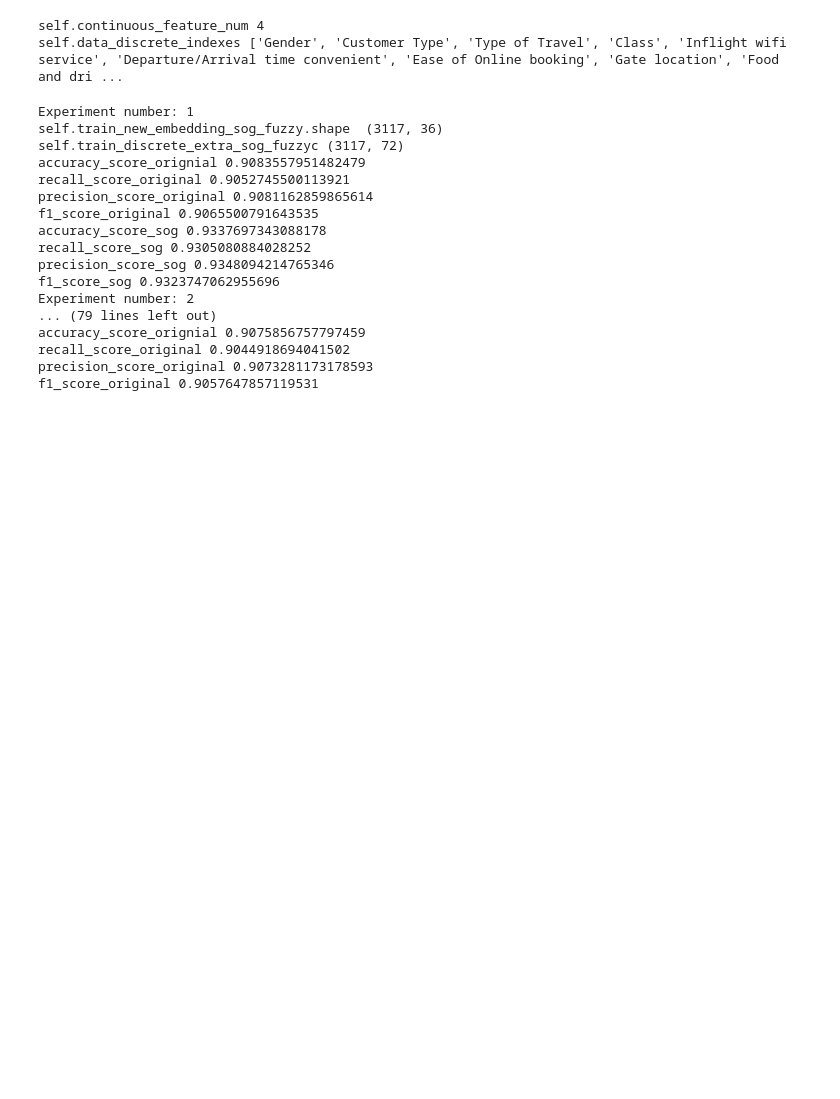
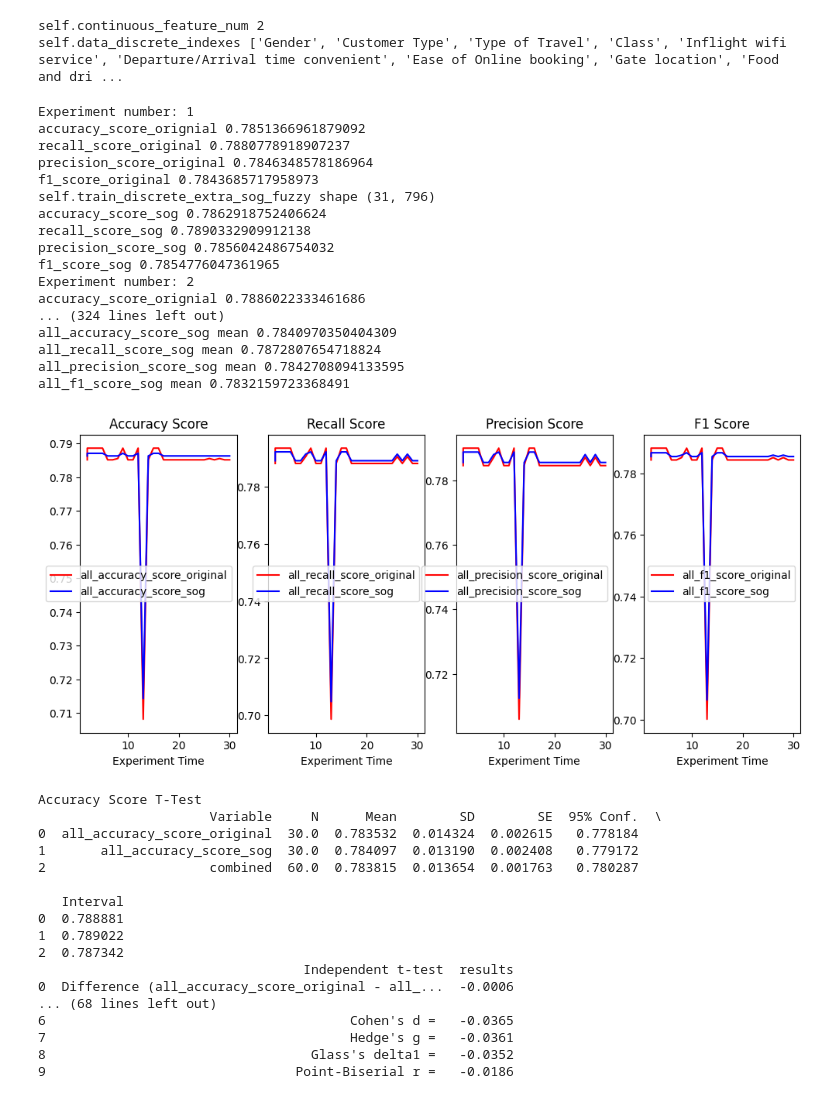
Before and after one commit to foolishfool/JupyterNotebook, a Jupyter notebook: SOM/SOG_Classification_AirlinePassengerSatisfaction.ipynb, the cells around one changed output. Saved outputs shown, nothing was run; the diff lists cells and outputs as text; code cells hidden in the pictures; blank space fills up the shorter version.

```diff
--- a/SOM/SOG_Classification_AirlinePassengerSatisfaction.ipynb
+++ b/SOM/SOG_Classification_AirlinePassengerSatisfaction.ipynb
@@ -20,11 +20,13 @@ dataread = dataset_read.DATAREAD()
 # %%
 csv = pd.read_csv("Airline Passenger Satisfaction/train.csv")
 csv2 = pd.read_csv("Airline Passenger Satisfaction/test.csv")
+csv = csv.sample(int(csv.shape[0]*0.01))
 csv = csv.drop(columns=['id'])
 csv2 = csv2.drop(columns=['id'])
 
-dataread.stringToIntAirlinePassengerSatisfactionDataSet(csv,"Arrival Delay in Minutes")
-dataread.stringToIntAirlinePassengerSatisfactionDataSet(csv2,"Arrival Delay in Minutes")
+
+#dataread.stringToIntAirlinePassengerSatisfactionDataSet(csv,"Arrival Delay in Minutes")
+#dataread.stringToIntAirlinePassengerSatisfactionDataSet(csv2,"Arrival Delay in Minutes")
 
 
 
@@ -47,40 +49,59 @@ csv_test = csv2.sample(int(csv2.shape[0]*0.1))
 
 dataread.initializedataset(csv,csv_training,csv_test,"satisfaction")
 # %% [output]
-self.continuous_feature_num 4
+self.continuous_feature_num 2
 self.data_discrete_indexes ['Gender', 'Customer Type', 'Type of Travel', 'Class', 'Inflight wifi service', 'Departure/Arrival time convenient', 'Ease of Online booking', 'Gate location', 'Food and dri ...
 # %%
 #LogisticRegression
 
 import experiment
 unstable_repeat_num= 30
 scope_num = 100
 class_num = 2
 dim_num = 7
 best_num = 48
 interval = 1
 
-features =  2
+features_chosen = [0,1,2,3,4,5,6,7,8,9,10,11,12,13,14,15,16,17]
+feature_combination_number = 2
 experiment = experiment.Experiment()
-experiment.UTtest_Discrete(dataread,class_num,unstable_repeat_num,interval,features)
+experiment.UTtest_Discrete(dataread,class_num,unstable_repeat_num,interval,features_chosen,feature_combination_number)
 # %% [output]
 Experiment number: 1
-self.train_new_embedding_sog_fuzzy.shape  (3117, 36)
-self.train_discrete_extra_sog_fuzzyc (3117, 72)
-accuracy_score_orignial 0.9083557951482479
-recall_score_original 0.9052745500113921
-precision_score_original 0.9081162859865614
-f1_score_original 0.9065500791643535
-accuracy_score_sog 0.9337697343088178
-recall_score_sog 0.9305080884028252
-precision_score_sog 0.9348094214765346
-f1_score_sog 0.9323747062955696
+accuracy_score_orignial 0.7851366961879092
+recall_score_original 0.7880778918907237
+precision_score_original 0.7846348578186964
+f1_score_original 0.7843685717958973
+self.train_discrete_extra_sog_fuzzy shape (31, 796)
+accuracy_score_sog 0.7862918752406624
+recall_score_sog 0.7890332909912138
+precision_score_sog 0.7856042486754032
+f1_score_sog 0.7854776047361965
 Experiment number: 2
-... (79 lines left out)
-accuracy_score_orignial 0.9075856757797459
-recall_score_original 0.9044918694041502
-precision_score_original 0.9073281173178593
-f1_score_original 0.9057647857119531
+accuracy_score_orignial 0.7886022333461686
+... (324 lines left out)
+all_accuracy_score_sog mean 0.7840970350404309
+all_recall_score_sog mean 0.7872807654718824
+all_precision_score_sog mean 0.7842708094133595
+all_f1_score_sog mean 0.7832159723368491
+[figure, added]
+Accuracy Score T-Test
+                      Variable     N      Mean        SD        SE  95% Conf.  \
+0  all_accuracy_score_original  30.0  0.783532  0.014324  0.002615   0.778184
+1       all_accuracy_score_sog  30.0  0.784097  0.013190  0.002408   0.779172
+2                     combined  60.0  0.783815  0.013654  0.001763   0.780287
+
+   Interval
+0  0.788881
+1  0.789022
+2  0.787342
+                                  Independent t-test  results
+0  Difference (all_accuracy_score_original - all_...  -0.0006
+... (68 lines left out)
+6                                       Cohen's d =   -0.0365
+7                                       Hedge's g =   -0.0361
+8                                  Glass's delta1 =   -0.0352
+9                                Point-Biserial r =   -0.0186
 # %%
 dataread.PCA_Comparision()
 # 0-10 1, 5, 4, 6, 9 |7, 0, 1, 8, 11, 3, 13, 12|5, 0, 1, 12, 8, 2, 7, 10, 3, 9|9, 2, 5, 10, 1, 0, 3, 12, 7, 11|11, 16, 2, 12, 9, 5, 0, 14, 10, 15, 7|
```
Also changed, not shown: parts of 13 cells of this notebook, 14 other files.
